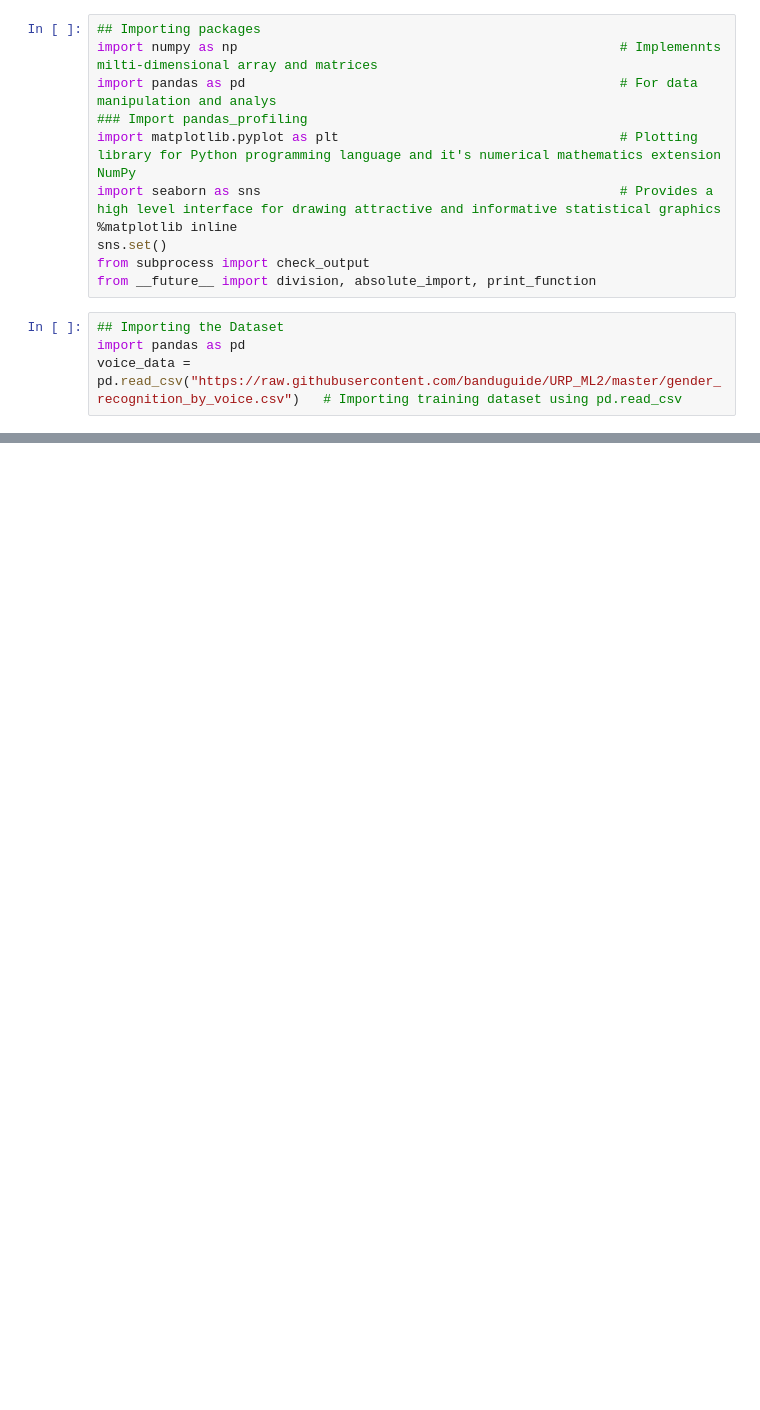
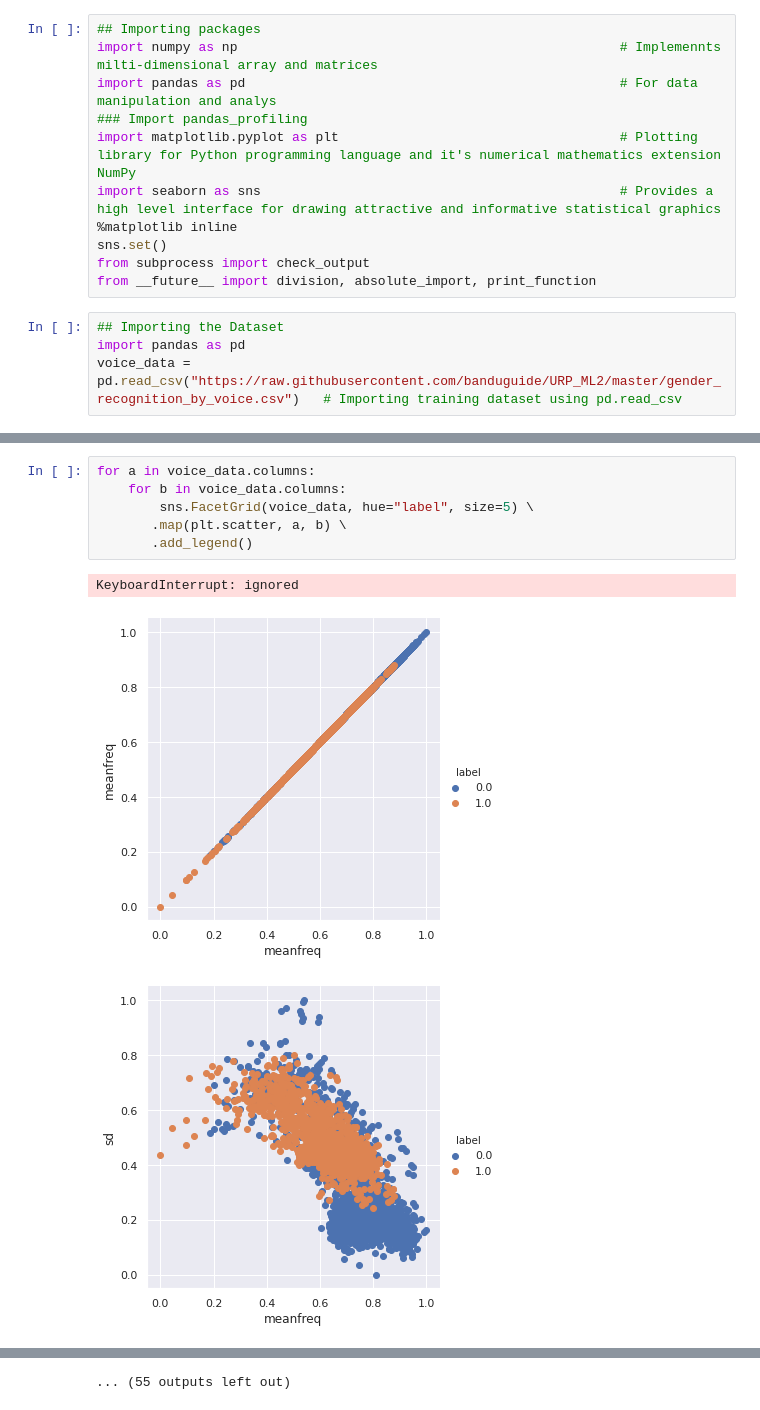
Before and after one commit to URP-DataScience/URP_ML2, a Jupyter notebook: ML2_Voice_Data.ipynb, the cells around one changed output, grey strips where cells are left out. Saved outputs shown, nothing was run; the diff lists cells and outputs as text; blank space fills up the shorter version.

```diff
--- a/ML2_Voice_Data.ipynb
+++ b/ML2_Voice_Data.ipynb
@@ -38,0 +256,10 @@ voice_data.describe()
+# %%
+for a in voice_data.columns:
+    for b in voice_data.columns:
+        sns.FacetGrid(voice_data, hue="label", size=5) \
+       .map(plt.scatter, a, b) \
+       .add_legend()
+# %% [output]
+KeyboardInterrupt: ignored
+[figure, added]
+[figure, added]
@@ -38,0 +275 @@ voice_data.describe()
+... (55 outputs left out)
```
Also changed, not shown: parts of 94 cells of this notebook.
